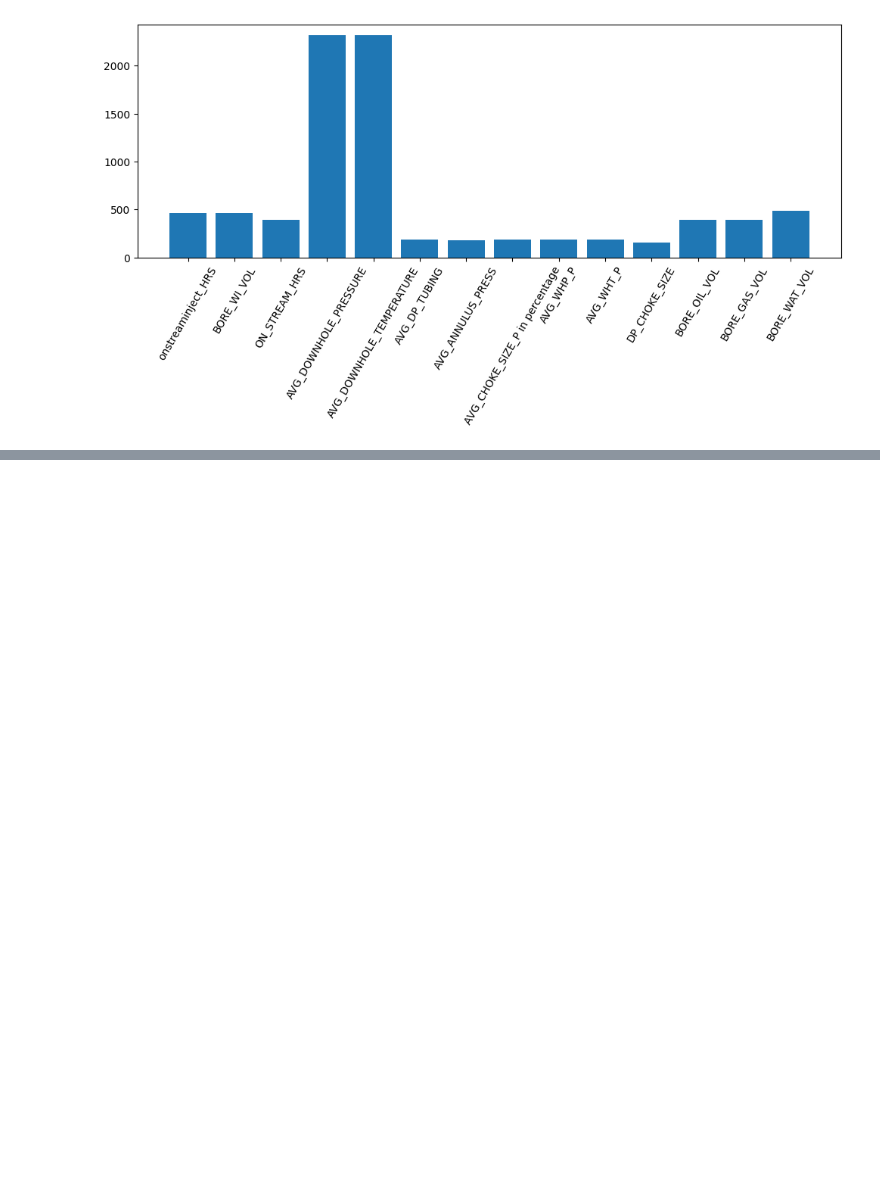
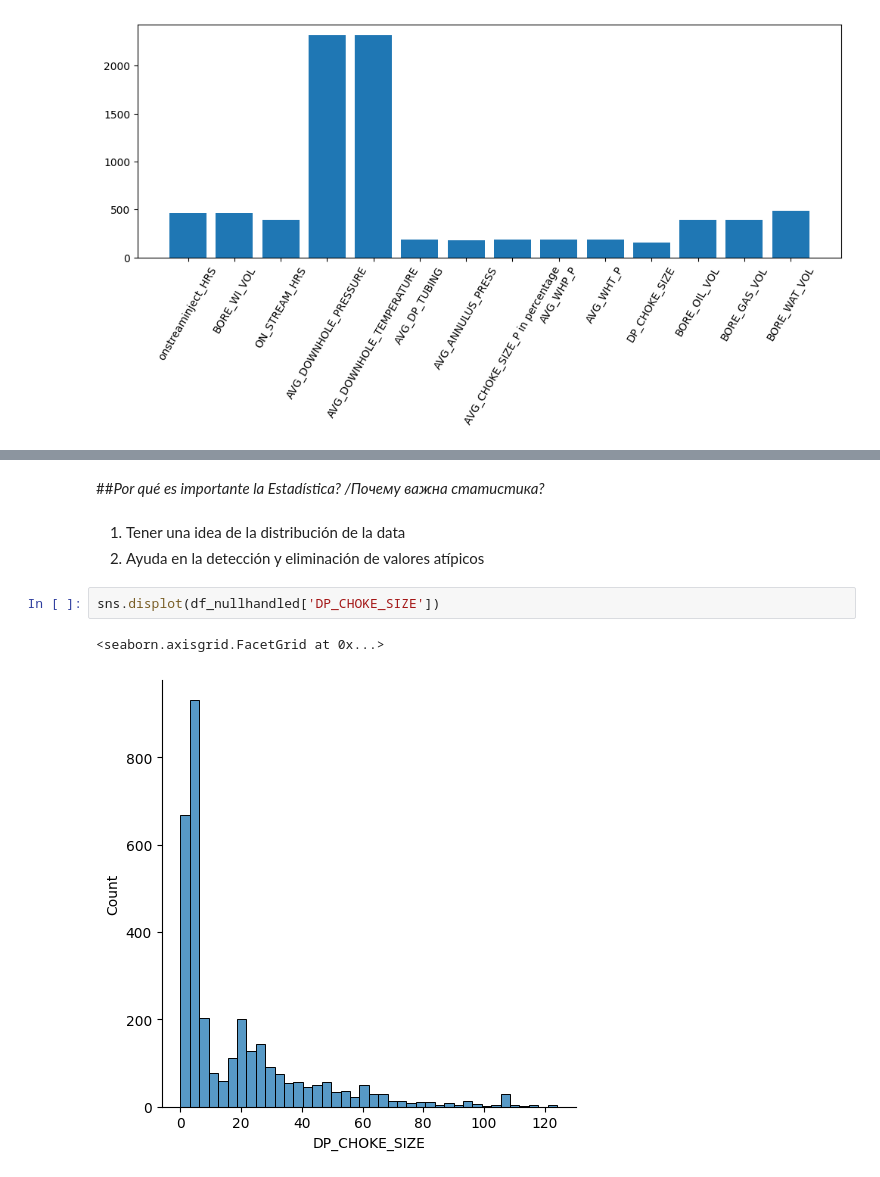
Before and after one commit to edisonc57/Practical-course-Python, a Jupyter notebook: Python_Oil_&_Gas_3.ipynb, the cells around one changed output, grey strips where cells are left out. Saved outputs shown, nothing was run; the diff lists cells and outputs as text; blank space fills up the shorter version.

```diff
--- a/Python_Oil_&_Gas_3.ipynb
+++ b/Python_Oil_&_Gas_3.ipynb
@@ -262,0 +275,10 @@ plt.xticks(rotation=60)
+# %% [markdown]
+##*Por qué es importante la Estadística? /Почему важна статистика?*
+# %% [markdown]
+1. Tener una idea de la distribución de la data
+2. Ayuda en la detección y eliminación de valores atípicos
+# %%
+sns.displot(df_nullhandled['DP_CHOKE_SIZE'])
+# %% [output]
+<seaborn.axisgrid.FacetGrid at 0x...>
+[figure, added]
```
Also changed, not shown: parts of 17 cells of this notebook.
